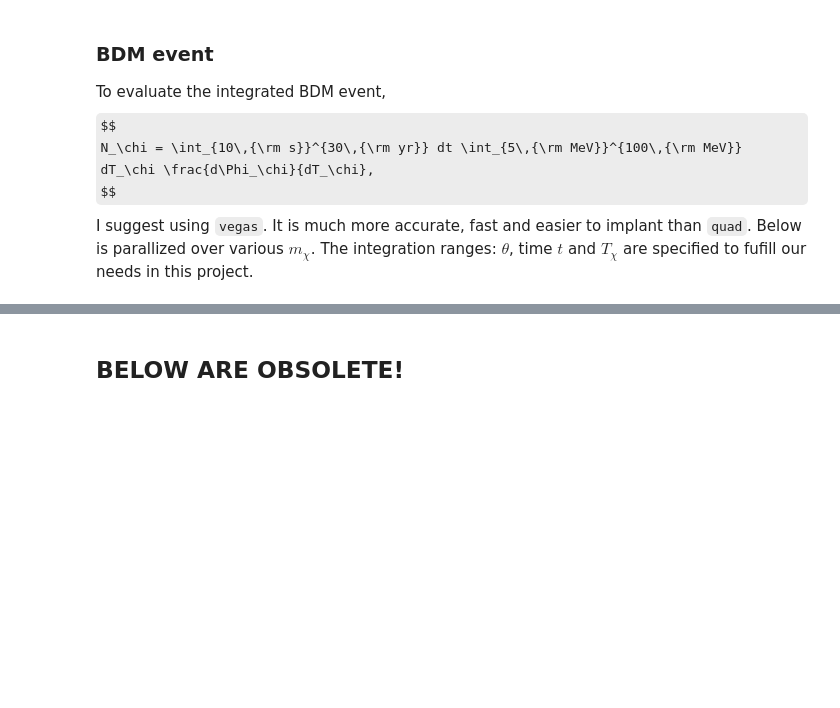
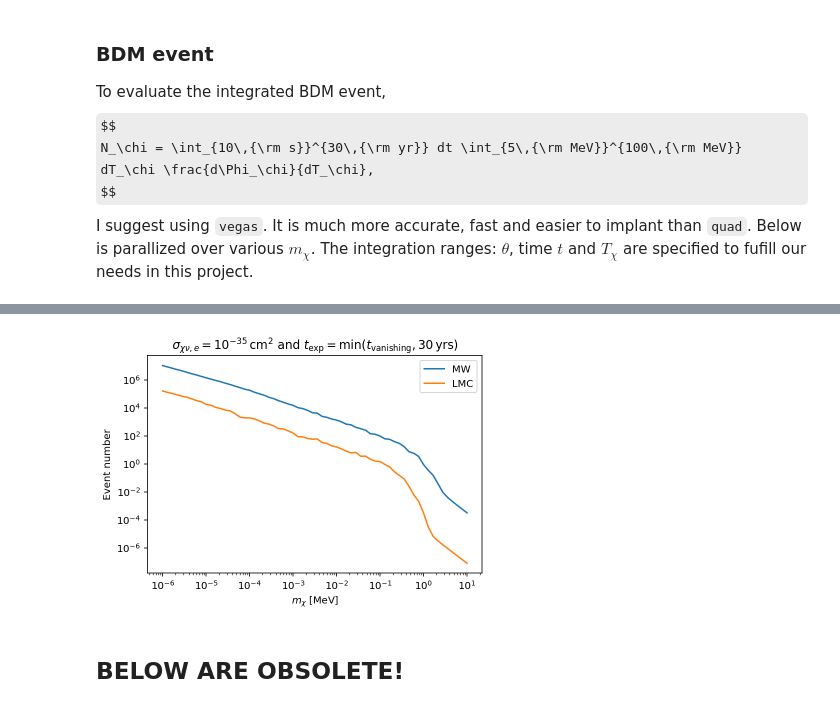
Before and after one commit to yenhsunlin/SNnuBDM, a Jupyter notebook: bdmflux.ipynb, the cells around one changed output, grey strips where cells are left out. Cells and saved outputs as stored; diff of their text form; code cells hidden in the pictures; some formulas as TeX source; blank space fills up the shorter version.

```diff
--- a/bdmflux.ipynb
+++ b/bdmflux.ipynb
@@ -810,3 +894,32 @@ plt.ylabel(r'event number ${\rm [cm^{-2}]}$')
+# %%
+# BDM event
+# load data
+MW_event = np.loadtxt('./BDM_data/event_number/MW/event_vs_mx.txt')
+LMC_event = np.loadtxt('./BDM_data/event_number/LMC/event_vs_mx.txt')
+# %%
+# Detector form factor
+# total electron number
+Ne = 1.087e34
+# correction on sigma_xv
+sigxv = 1e-35
+corr_sigxv = sigxv/1e-45
+# sigma_xe cross section
+sigxe = sigxv
+# detector form factor
+det_ff = Ne*corr_sigxv*sigxe
+
+# plotting
+plt.plot(MW_event.T[0],MW_event.T[1]*det_ff,label='MW')
+plt.plot(LMC_event.T[0],LMC_event.T[1]*det_ff,label='LMC')
+plt.legend()
+plt.xlabel('$m_\chi$ [MeV]')
+plt.ylabel(r'Event number')
+plt.xscale('log')
+plt.yscale('log')
+plt.title(r'$\sigma_{\chi\nu,e}=10^{-35}\,{\rm cm^{2}}$ and $t_{\rm exp}={\rm min}(t_{\rm vanishing},30\,{\rm yrs})$')
+plt.savefig('BDM_event.pdf',facecolor='white',bbox_inches='tight')
+# %% [output]
+[figure, added]
 # %% [markdown]
 ## BELOW ARE OBSOLETE!
 # %%
```
Also changed, not shown: parts of 16 cells of this notebook.
